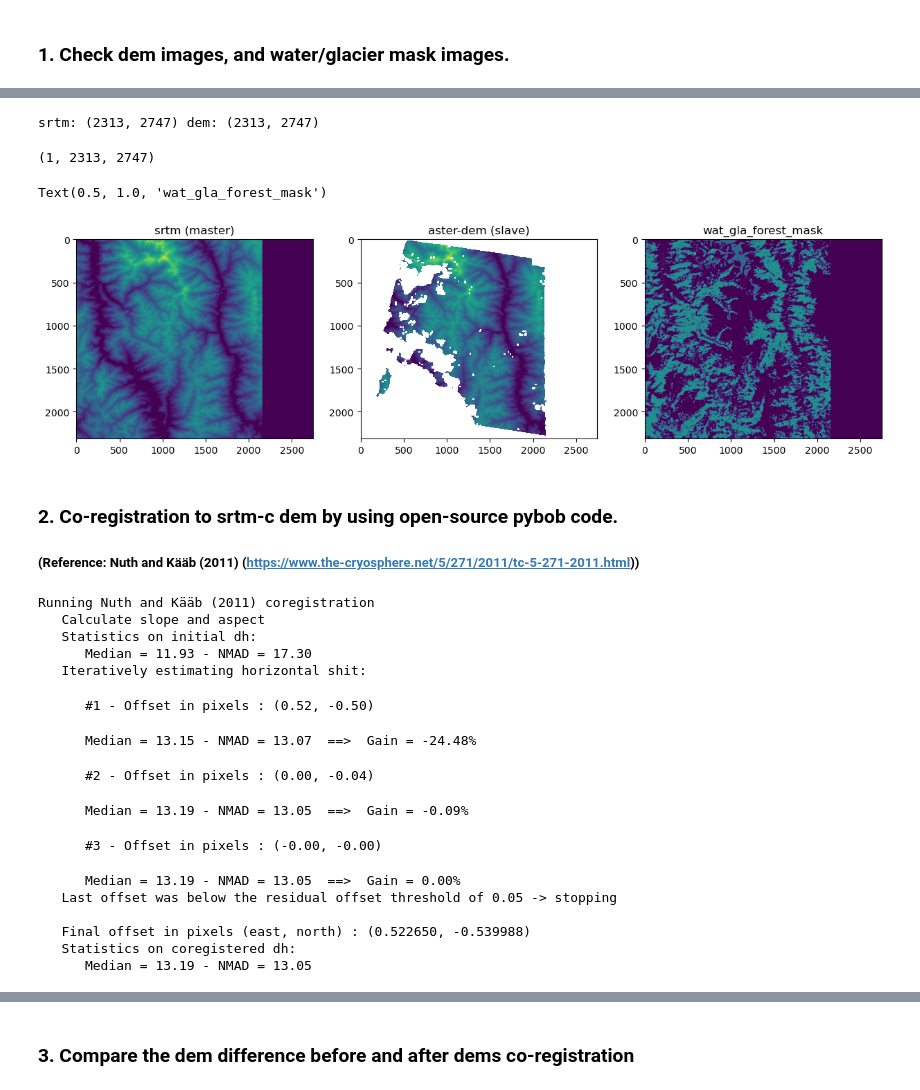
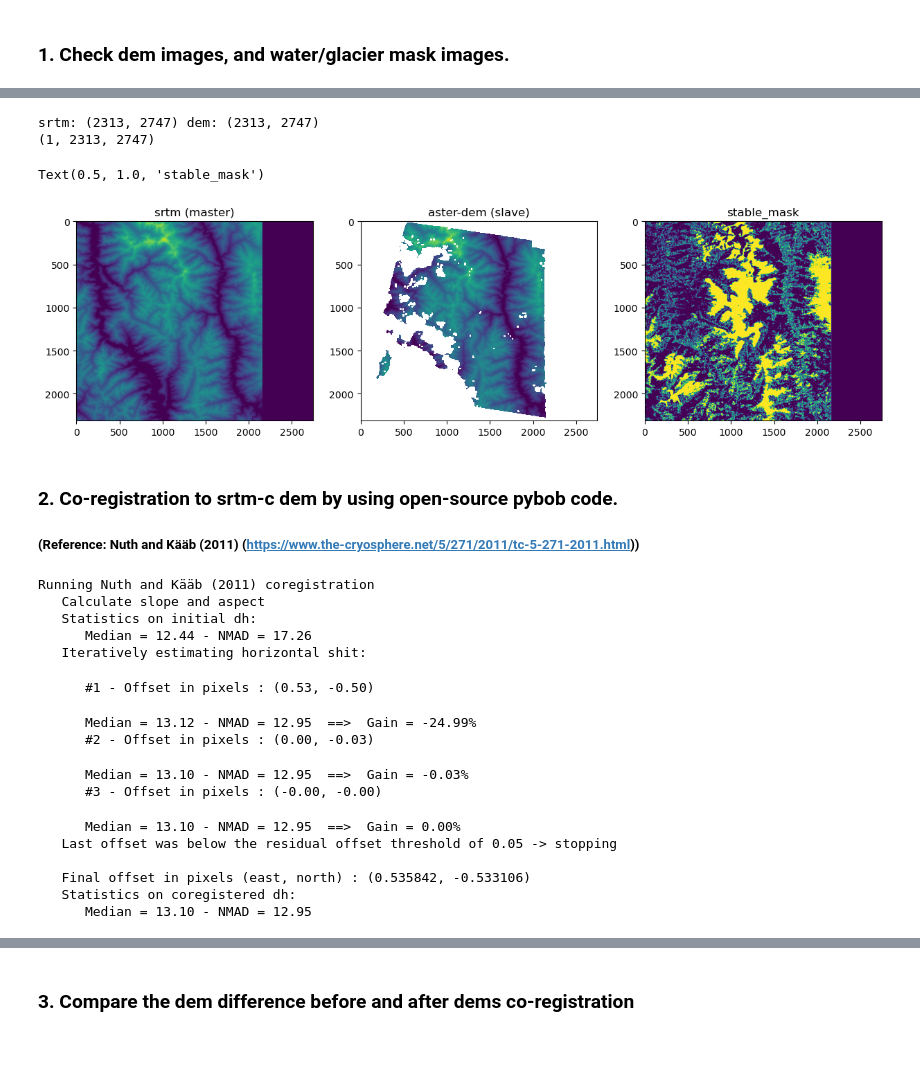
Before and after one commit to xinluo2018/Glacier-in-SETP, a Jupyter notebook: notebooks/dems_coreg_demo.ipynb, the cells around one changed output, grey strips where cells are left out. Drawn from its saved outputs; the diff is of its cells as text; code cells hidden in the pictures; blank space fills up the shorter version.

```diff
--- a/notebooks/dems_coreg_demo.ipynb
+++ b/notebooks/dems_coreg_demo.ipynb
@@ -22,15 +18,11 @@ dir_forest = 'data/globeland30/2010/tiles'      # land cover data for forest mas
 # %%
 ### data preparation
 path_srtm_extent = 'srtm_extent.tif'
-path_wat_extent = 'wat_extent.tif'
-path_glacier_extent = 'glacier_extent.tif'
-path_forest_extent = 'forest_extent.tif'
+path_stable_extent = 'stable_extent.tif'
 extent_dem, espg_dem = get_img_extent(path_dem)
 print('extent:', extent_dem)
 srtm_extent = tiles2extent(dir_tiled_data = dir_srtm, extent = extent_dem, path_save = path_srtm_extent)
-wat_extent = tiles2extent(dir_tiled_data = dir_water, extent = extent_dem, path_save = path_wat_extent)
-glacier_extent = tiles2extent(dir_tiled_data = dir_rgi60, extent = extent_dem, path_save = path_glacier_extent)
-forest_extent = tiles2extent(dir_tiled_data = dir_forest, extent = extent_dem, path_save = path_forest_extent)
+stable_extent = tiles2extent(dir_tiled_data = dir_stable, extent = extent_dem, path_save = path_stable_extent)
 # %% [output]
 extent: (98.39976272429986, 99.1627375609025, 27.854844859834994, 28.497319494453315)
 0...10...20...30...40...50...60...70...80...90...100 - done.
@@ -45,39 +38,35 @@ extent: (98.39976272429986, 99.1627375609025, 27.854844859834994, 28.49731949445
 # %%
 srtm, srtm_info = readTiff(path_srtm_extent)    # master dem
 
 ### --1. data reading
 srtm = xdem.DEM(path_srtm_extent)            # master dem
 dem = xdem.DEM(path_dem).reproject(srtm)      # slave dem
-srtm = srtm.reproject(dem)      # ensure the geo-info are completely the same. !!!some bug for the xdem
+srtm = srtm.reproject(dem)       #### Ensure the geo-info are completely the same. !!!some bug for the xdem
 
 print('srtm:', srtm.shape, 'dem:', dem.shape)
 
-### --2.water/glacier/forest mask (water:1, glacier:2, other:0)
-water_jrc = xdem.DEM(path_wat_extent).reproject(srtm)
-rgi60_mask = xdem.DEM(path_glacier_extent).reproject(srtm)
-forest_mask = xdem.DEM(path_forest_extent).reproject(srtm)
-forest_mask.data[0] = np.where(forest_mask.data[0]==20, 1, 0) ### extract forest
-wat_gla_forest_mask = water_jrc.data[0]+rgi60_mask.data[0]*2 + forest_mask.data[0]*3
+### --2. stable mask
+stable_mask = xdem.DEM(path_stable_extent).reproject(srtm)
+stable_mask = stable_mask.data[0].astype(bool)
 
 ### --3. image visualize
 print(srtm.data.shape)
 plt.figure(figsize=(15, 5))
 plt.subplot(1,3,1); plt.imshow(srtm.data[0], vmin=2000, vmax=7000); plt.title('srtm (master)')
 plt.subplot(1,3,2); plt.imshow(dem.data[0], vmin=2000, vmax=7000); plt.title('aster-dem (slave)')
-plt.subplot(1,3,3); plt.imshow(wat_gla_forest_mask); plt.title('wat_gla_forest_mask')
+plt.subplot(1,3,3); plt.imshow(stable_mask); plt.title('stable_mask')
 # %% [output]
 srtm: (2313, 2747) dem: (2313, 2747)
+(1, 2313, 2747)
-(1, 2313, 2747)
+Text(0.5, 1.0, 'stable_mask')
-Text(0.5, 1.0, 'wat_gla_forest_mask')
-[figure, old version]
+[figure, new version]
 # %% [markdown]
 ### **2. Co-registration to srtm-c dem by using open-source pybob code.**
 ##### (Reference: Nuth and Kääb (2011) (https://www.the-cryosphere.net/5/271/2011/tc-5-271-2011.html))
 # %%
-mask_img = np.ma.masked_equal(wat_gla_forest_mask ,0).mask
 nuth_kaab = xdem.coreg.NuthKaab(max_iterations=20, offset_threshold=0.05)  # offset_threshold is the distance threshold
 try:
-    nuth_kaab.fit(reference_dem=srtm, dem_to_be_aligned=dem, inlier_mask=mask_img, verbose=True)
+    nuth_kaab.fit(reference_dem=srtm, dem_to_be_aligned=dem, inlier_mask=stable_mask, verbose=True)
     dem_aligned = nuth_kaab.apply(dem)
 except:
     print('!!!The aster dem coregistration is failed')
@@ -86,19 +75,19 @@ except:
 Running Nuth and Kääb (2011) coregistration
    Calculate slope and aspect
    Statistics on initial dh:
-      Median = 11.93 - NMAD = 17.30
+      Median = 12.44 - NMAD = 17.26
    Iteratively estimating horizontal shit:
-      #1 - Offset in pixels : (0.52, -0.50)
+      #1 - Offset in pixels : (0.53, -0.50)
-      Median = 13.15 - NMAD = 13.07  ==>  Gain = -24.48%
+      Median = 13.12 - NMAD = 12.95  ==>  Gain = -24.99%
+      #2 - Offset in pixels : (0.00, -0.03)
-      #2 - Offset in pixels : (0.00, -0.04)
+      Median = 13.10 - NMAD = 12.95  ==>  Gain = -0.03%
+      #3 - Offset in pixels : (-0.00, -0.00)
-      Median = 13.19 - NMAD = 13.05  ==>  Gain = -0.09%
+      Median = 13.10 - NMAD = 12.95  ==>  Gain = 0.00%
+   Last offset was below the residual offset threshold of 0.05 -> stopping
+
+   Final offset in pixels (east, north) : (0.535842, -0.533106)
+   Statistics on coregistered dh:
+      Median = 13.10 - NMAD = 12.95
-      #3 - Offset in pixels : (-0.00, -0.00)
-      Median = 13.19 - NMAD = 13.05  ==>  Gain = 0.00%
-   Last offset was below the residual offset threshold of 0.05 -> stopping
-
-   Final offset in pixels (east, north) : (0.522650, -0.539988)
-   Statistics on coregistered dh:
-      Median = 13.19 - NMAD = 13.05
 # %%
 plt.figure(figsize=(10,5))
 plt.subplot(1,2,1)
```
Also changed, not shown: parts of 7 cells of this notebook, 13 other files.
